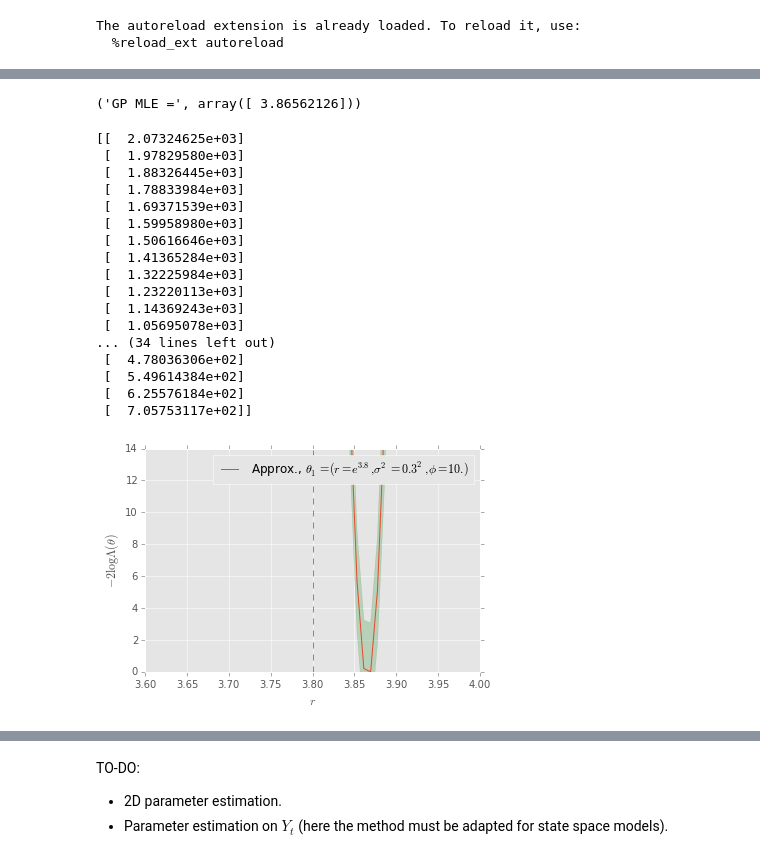
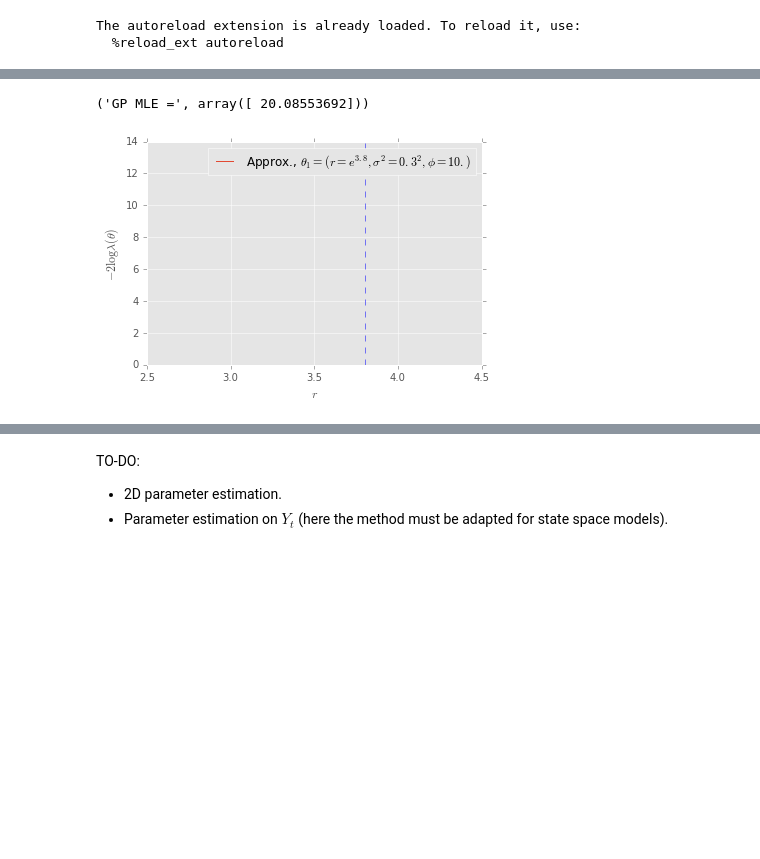
Before and after one commit to jgpavez/TimeSeriesEstimation, a Jupyter notebook: ricker.ipynb, the cells around one changed output, grey strips where cells are left out. Saved outputs shown, nothing was run; the diff lists cells and outputs as text; code cells hidden in the pictures; blank space fills up the shorter version.

```diff
--- a/ricker.ipynb
+++ b/ricker.ipynb
@@ -248,6 +242,7 @@ plt.show()
 # %%
 from carl.learning import CalibratedClassifierCV
 from carl.ratios import ClassifierRatio
+import pdb
 
 def vectorize(func):
     def wrapper(X):
@@ -260,7 +255,7 @@ def vectorize(func):
 
     return wrapper
 
-n_samples = 500000
+n_samples = 10000
 def objective(theta, random_state=0):
     print(theta)
     shared_r.set_value(theta[0])
@@ -283,7 +278,6 @@ def objective(theta, random_state=0):
     X1[:,:-1] = serie2
     X1[:,-1] = 4.5
 
-    max_len = 2
     X0_serie = []
     X1_serie = []
 
@@ -292,6 +286,8 @@ def objective(theta, random_state=0):
         X1_serie.append(X1[i:i+max_len])
     X0_serie = np.array(X0_serie)
     X1_serie = np.array(X1_serie)
+    X0_serie = X0_serie[np.random.choice(X0_serie.shape[0],X0_serie.shape[0],replace=False)]
+    X1_serie = X1_serie[np.random.choice(X1_serie.shape[0],X1_serie.shape[0],replace=False)]
 
     X_serie = np.vstack((
          X0_serie,
@@ -310,16 +306,20 @@ def objective(theta, random_state=0):
     for i in xrange(X_true_.shape[0]-max_len):
         X_true_serie.append(X_true_[i:i+max_len])
     X_true_serie = np.array(X_true_serie)
+    X_true_serie = X_true_serie[np.random.choice(X_true_serie.shape[0],X_true_serie.shape[0],
+                                                replace=False)]
 
     r = ratio.predict(X_true_serie, log=True)
     print r[np.isfinite(r)].shape
+    if r[np.isfinite(r)].shape[0] == 0:
+        pdb.set_trace()
     value = -np.mean(r[np.isfinite(r)])  # optimization is more stable using mean
                                          # this will need to be rescaled by len(X_true)
 
     return value
 # %%
 from GPyOpt.methods import BayesianOptimization
-bounds = [(3.3, 4.5)]
+bounds = [(2.5,4.5)]
 solver = BayesianOptimization(vectorize(objective), bounds)
-solver.run_optimization(max_iter=50, true_gradients=False)
+solver.run_optimization(max_iter=250, true_gradients=False)
 # %% [output]
@@ -359,20 +355,20 @@ solver.plot_convergence()
 # %%
 from scipy.optimize import minimize
-
+shared_r.set_value(r_value)
 # Minimize the surrogate GP approximate of the approximate LR
 def gp_objective(theta):
     theta = theta.reshape(1, -1)
     return solver.model.predict(theta)[0][0]
 
-r = minimize(gp_objective, x0=[4.])
+r = minimize(gp_objective, x0=[np.exp(3.)])
 gp_MLE = r.x
 
 print("GP MLE =", gp_MLE)
 # %% [output]
-('GP MLE =', array([ 3.86562126]))
+('GP MLE =', array([ 20.08553692]))
 # %%
 #bounds = [(exact_MLE[0] - 0.16, exact_MLE[0] + 0.16)]
-bounds = [(3.6, 4.0)]
+#bounds = [(38., 58.0)]
 As = np.linspace(bounds[0][0],bounds[0][1], 50)
 
 n_points = 30
@@ -381,53 +377,38 @@ clf = clf
 n_samples = n_samples
 #As = np.linspace(*bounds[0], 100)
 nll_gp, var_gp = solver.model.predict(As.reshape(-1, 1))
-nll_gp = 2. * (nll_gp - nll_gp.min()) * len(X_true_serie)
+nll_gp = 2. * (nll_gp - nll_gp.min()) * len(X_true)
 gp_ratios = nll_gp
 # STD
-std_gp = np.sqrt(4*var_gp*len(X_true_serie)*len(X_true_serie))
+std_gp = np.sqrt(4*var_gp*len(X_true)*len(X_true))
 std_gp[np.isnan(std_gp)] = 0.
 gp_std = std_gp
 # 95% CI
 q1_gp, q2_gp = solver.model.predict_quantiles(As.reshape(-1, 1))
-q1_gp = 2. * (q1_gp - r.fun) * len(X_true_serie)
-q2_gp = 2. * (q2_gp - r.fun) * len(X_true_serie)
+q1_gp = 2. * (q1_gp - r.fun) * len(X_true)
+q2_gp = 2. * (q2_gp - r.fun) * len(X_true)
 gp_q1 = q1_gp
 gp_q2 = q2_gp
 # %%
+#bounds = [(42.,46.)]
+
 fig = plt.figure()
 ax = fig.add_subplot(1,1,1)
-print gp_ratios
+#print gp_ratios
 
 ax.plot(As, gp_ratios, label=r"Approx., $\theta_1=(r=e^{3.8},\sigma^2=0.3^2,\phi=10.)$")
 ax.fill_between(As,(gp_ratios - gp_std).ravel(),(gp_ratios + gp_std).ravel(),
                      color='g',alpha=0.2)
 ax.set_xlabel(r"$r$")
-ax.set_ylabel(r"$-2 \log \Lambda(\theta)$")
+ax.set_ylabel(r"$-2 \log \lambda(\theta)$")
 #plt.legend()
 
 
 ax.legend()
 ax.set_ylim(0, 14)
 ax.set_xlim(bounds[0][0],bounds[0][1])
-ax.axvline(x=3.8,ymin=0.,ymax=14.,linestyle='dashed',alpha=0.5)
-#plt.savefig('likelihood_comp.pdf')
+ax.axvline(x=3.8,ymin=0.,ymax=4.,linestyle='dashed',alpha=0.5)
+plt.savefig('likelihood_comp.pdf')
 plt.show()
 # %% [output]
-[[  2.07324625e+03]
- [  1.97829580e+03]
- [  1.88326445e+03]
- [  1.78833984e+03]
- [  1.69371539e+03]
- [  1.59958980e+03]
- [  1.50616646e+03]
- [  1.41365284e+03]
- [  1.32225984e+03]
- [  1.23220113e+03]
- [  1.14369243e+03]
- [  1.05695078e+03]
-... (34 lines left out)
- [  4.78036306e+02]
- [  5.49614384e+02]
- [  6.25576184e+02]
- [  7.05753117e+02]]
-[figure, old version]
+[figure, new version]
```
Also changed, not shown: parts of 16 cells of this notebook.
